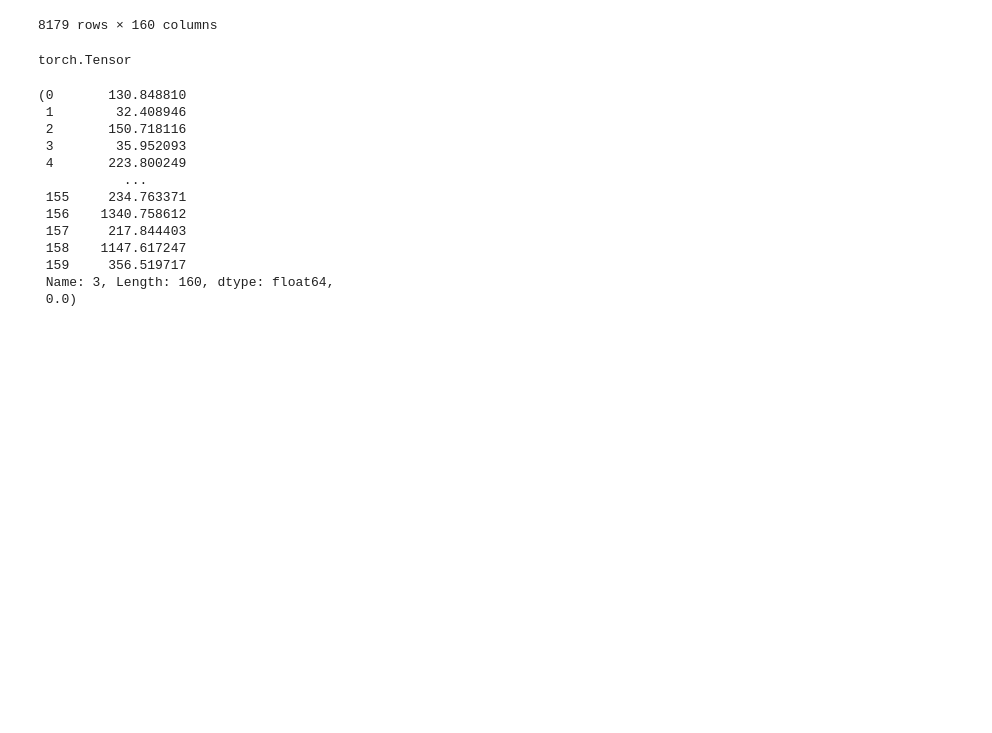
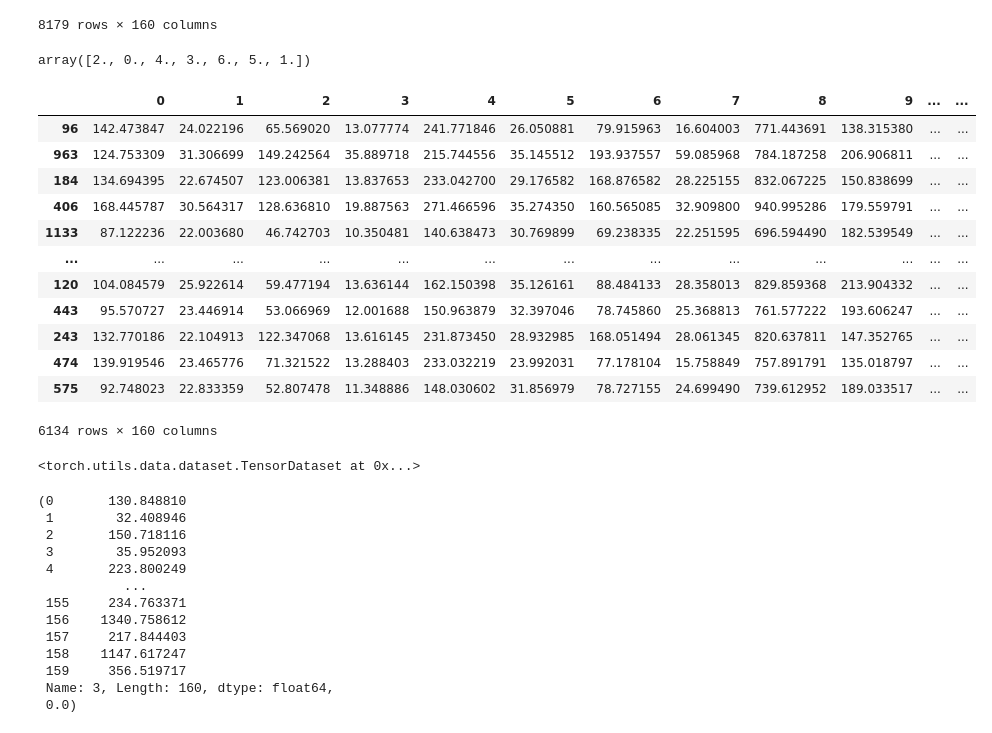
Before and after one commit to Xbostick/sveta, a Jupyter notebook: HW_4.ipynb, the cells around one changed output. Drawn from its saved outputs; the diff is of its cells as text; code cells hidden in the pictures; blank space fills up the shorter version.

```diff
--- a/HW_4.ipynb
+++ b/HW_4.ipynb
@@ -164,10 +164,26 @@ class My_dataset (Dataset):
 # %%
 from sklearn.model_selection import train_test_split
 X_train, X_test, Y_train, Y_test = train_test_split(dataFNN.iloc[:,:-1], dataFNN.iloc[:,-1], random_state = 20)
-# %%
-type(torch.tensor(X_train.values))
-# %% [output]
-torch.Tensor
+# %%
+Y_train.unique()
+# %% [output]
+array([2., 0., 4., 3., 6., 5., 1.])
+# %%
+X_train
+# %% [output]
+|  | 0 | 1 | 2 | 3 | 4 | 5 | 6 | 7 | 8 | 9 | ... | ... |
+| 96 | 142.473847 | 24.022196 | 65.569020 | 13.077774 | 241.771846 | 26.050881 | 79.915963 | 16.604003 | 771.443691 | 138.315380 | ... | ... |
+| 963 | 124.753309 | 31.306699 | 149.242564 | 35.889718 | 215.744556 | 35.145512 | 193.937557 | 59.085968 | 784.187258 | 206.906811 | ... | ... |
+| 184 | 134.694395 | 22.674507 | 123.006381 | 13.837653 | 233.042700 | 29.176582 | 168.876582 | 28.225155 | 832.067225 | 150.838699 | ... | ... |
+| 406 | 168.445787 | 30.564317 | 128.636810 | 19.887563 | 271.466596 | 35.274350 | 160.565085 | 32.909800 | 940.995286 | 179.559791 | ... | ... |
+| 1133 | 87.122236 | 22.003680 | 46.742703 | 10.350481 | 140.638473 | 30.769899 | 69.238335 | 22.251595 | 696.594490 | 182.539549 | ... | ... |
+| ... | ... | ... | ... | ... | ... | ... | ... | ... | ... | ... | ... | ... |
+| 120 | 104.084579 | 25.922614 | 59.477194 | 13.636144 | 162.150398 | 35.126161 | 88.484133 | 28.358013 | 829.859368 | 213.904332 | ... | ... |
+| 443 | 95.570727 | 23.446914 | 53.066969 | 12.001688 | 150.963879 | 32.397046 | 78.745860 | 25.368813 | 761.577222 | 193.606247 | ... | ... |
+| 243 | 132.770186 | 22.104913 | 122.347068 | 13.616145 | 231.873450 | 28.932985 | 168.051494 | 28.061345 | 820.637811 | 147.352765 | ... | ... |
+| 474 | 139.919546 | 23.465776 | 71.321522 | 13.288403 | 233.032219 | 23.992031 | 77.178104 | 15.758849 | 757.891791 | 135.018797 | ... | ... |
+| 575 | 92.748023 | 22.833359 | 52.807478 | 11.348886 | 148.030602 | 31.856979 | 78.727155 | 24.699490 | 739.612952 | 189.033517 | ... | ... |
+6134 rows × 160 columns
 # %%
 train_dataset = TensorDataset(torch.tensor(X_train.values),torch.tensor(Y_train.values))
 test_dataset = TensorDataset(torch.tensor(X_test.values),torch.tensor(Y_test.values))
@@ -176,3 +192,7 @@ test_dataloader = DataLoader(test_dataset, batch_size = 1)
+# %%
+train_dataset
+# %% [output]
+<torch.utils.data.dataset.TensorDataset at 0x...>
 # %%
 ds = My_dataset(dataFNN)
 data_loader = DataLoader(ds, batch_size=600, shuffle=True)
```
Also changed, not shown: parts of 6 cells of this notebook.
